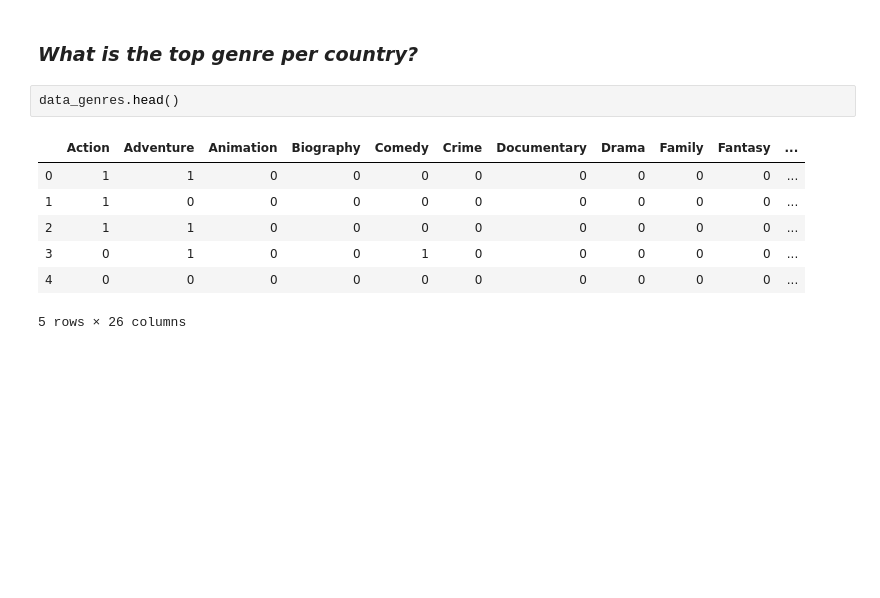
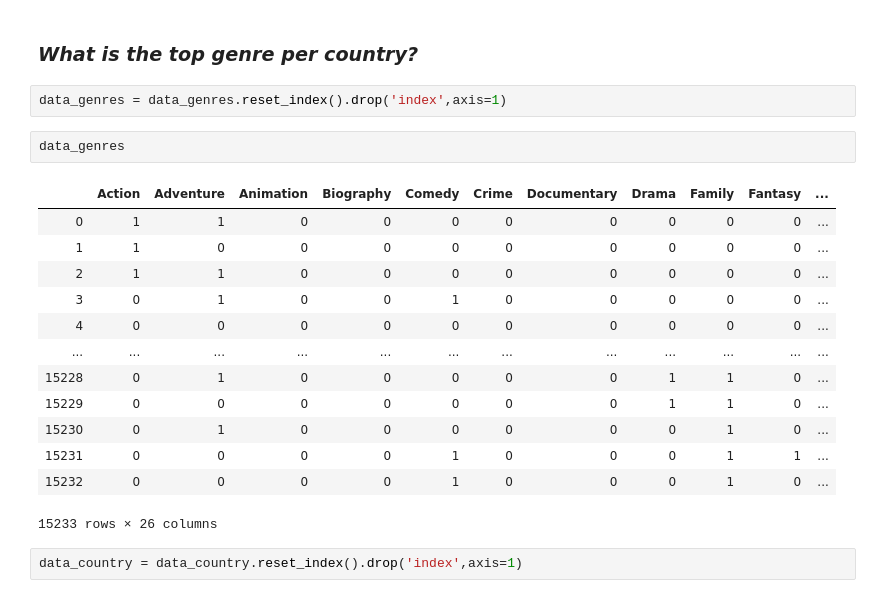
Before and after one commit to SalimAmarti/OTT_movies_Project, a Jupyter notebook: OTT project.ipynb, the cells around one changed output. Cells and saved outputs as stored; diff of their text form; blank space fills up the shorter version.

```diff
--- a/OTT project.ipynb
+++ b/OTT project.ipynb
@@ -646,14 +646,24 @@ Prime Video has more Action and Horror movies than its competitors.
 Disney+ stands out with a completely different landscape with more Family movies on its platform.
 # %% [markdown]
 ### ***What is the top genre per country?***
+# %%
+data_genres = data_genres.reset_index().drop('index',axis=1)
 # %%
-data_genres.head()
+data_genres
 # %% [output]
 |  | Action | Adventure | Animation | Biography | Comedy | Crime | Documentary | Drama | Family | Fantasy | ... |
 | 0 | 1 | 1 | 0 | 0 | 0 | 0 | 0 | 0 | 0 | 0 | ... |
 | 1 | 1 | 0 | 0 | 0 | 0 | 0 | 0 | 0 | 0 | 0 | ... |
 | 2 | 1 | 1 | 0 | 0 | 0 | 0 | 0 | 0 | 0 | 0 | ... |
 | 3 | 0 | 1 | 0 | 0 | 1 | 0 | 0 | 0 | 0 | 0 | ... |
 | 4 | 0 | 0 | 0 | 0 | 0 | 0 | 0 | 0 | 0 | 0 | ... |
+| ... | ... | ... | ... | ... | ... | ... | ... | ... | ... | ... | ... |
+| 15228 | 0 | 1 | 0 | 0 | 0 | 0 | 0 | 1 | 1 | 0 | ... |
+| 15229 | 0 | 0 | 0 | 0 | 0 | 0 | 0 | 1 | 1 | 0 | ... |
+| 15230 | 0 | 1 | 0 | 0 | 0 | 0 | 0 | 0 | 1 | 0 | ... |
+| 15231 | 0 | 0 | 0 | 0 | 1 | 0 | 0 | 0 | 1 | 1 | ... |
+| 15232 | 0 | 0 | 0 | 0 | 1 | 0 | 0 | 0 | 1 | 0 | ... |
-5 rows × 26 columns
+15233 rows × 26 columns
+# %%
+data_country = data_country.reset_index().drop('index',axis=1)
 # %%
```
Also changed, not shown: parts of 9 cells of this notebook.
